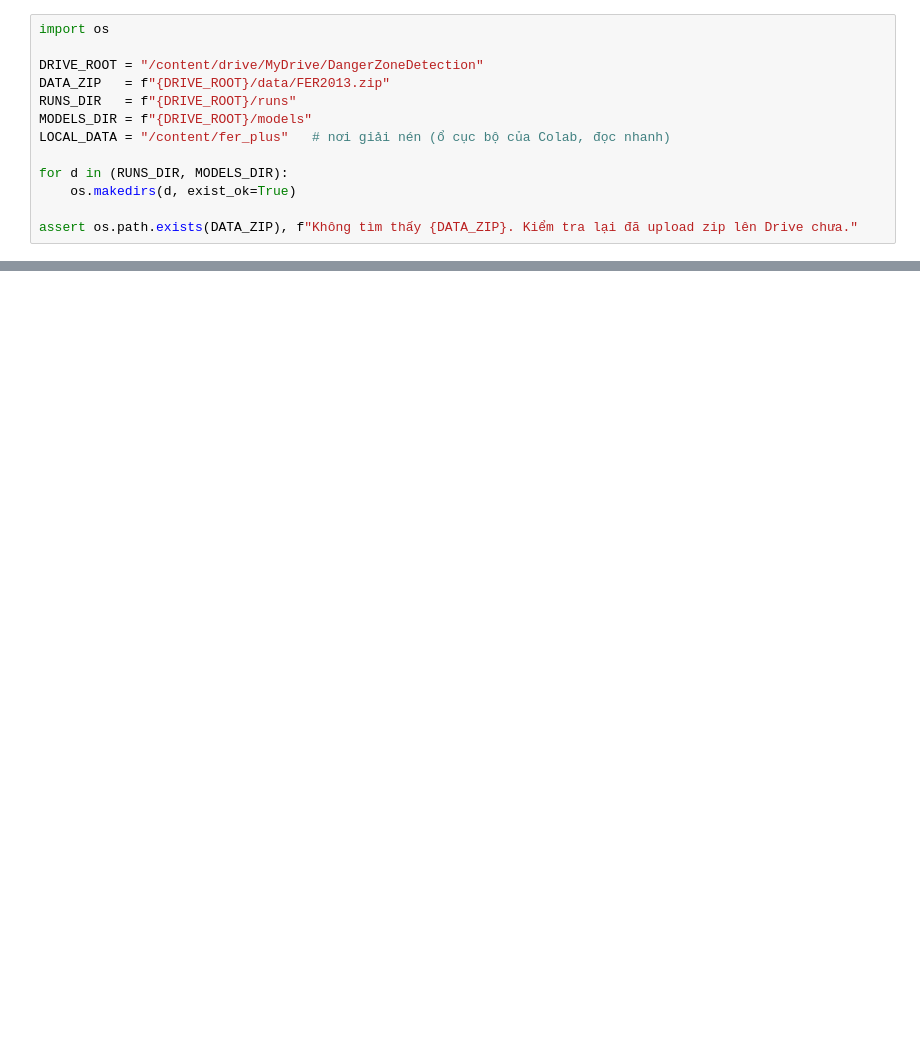
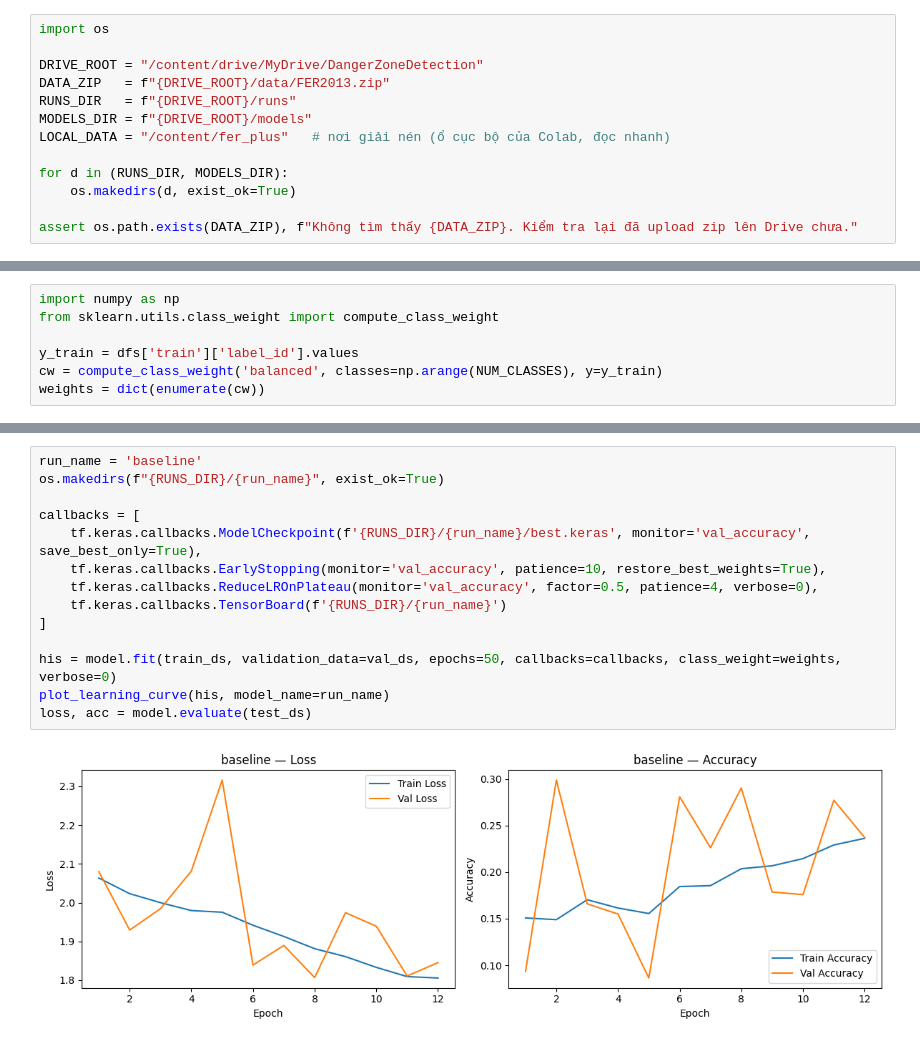
Before and after one commit to hoangmaituanhiep/DangerZoneDetection, a Jupyter notebook: notebooks/colab_setup.ipynb, the cells around one changed output, grey strips where cells are left out. Saved outputs shown, nothing was run; the diff lists cells and outputs as text; blank space fills up the shorter version.

```diff
--- a/notebooks/colab_setup.ipynb
+++ b/notebooks/colab_setup.ipynb
@@ -117,0 +144,7 @@ disgust        20
+# %%
+import numpy as np
+from sklearn.utils.class_weight import compute_class_weight
+
+y_train = dfs['train']['label_id'].values
+cw = compute_class_weight('balanced', classes=np.arange(NUM_CLASSES), y=y_train)
+weights = dict(enumerate(cw))
@@ -117,0 +183,16 @@ disgust        20
+# %%
+run_name = 'baseline'
+os.makedirs(f"{RUNS_DIR}/{run_name}", exist_ok=True)
+
+callbacks = [
+    tf.keras.callbacks.ModelCheckpoint(f'{RUNS_DIR}/{run_name}/best.keras', monitor='val_accuracy', save_best_only=True),
+    tf.keras.callbacks.EarlyStopping(monitor='val_accuracy', patience=10, restore_best_weights=True),
+    tf.keras.callbacks.ReduceLROnPlateau(monitor='val_accuracy', factor=0.5, patience=4, verbose=0),
+    tf.keras.callbacks.TensorBoard(f'{RUNS_DIR}/{run_name}')
+]
+
+his = model.fit(train_ds, validation_data=val_ds, epochs=50, callbacks=callbacks, class_weight=weights, verbose=0)
+plot_learning_curve(his, model_name=run_name)
+loss, acc = model.evaluate(test_ds)
+# %% [output]
+[figure, added]
```
Also changed, not shown: parts of 10 cells of this notebook.
